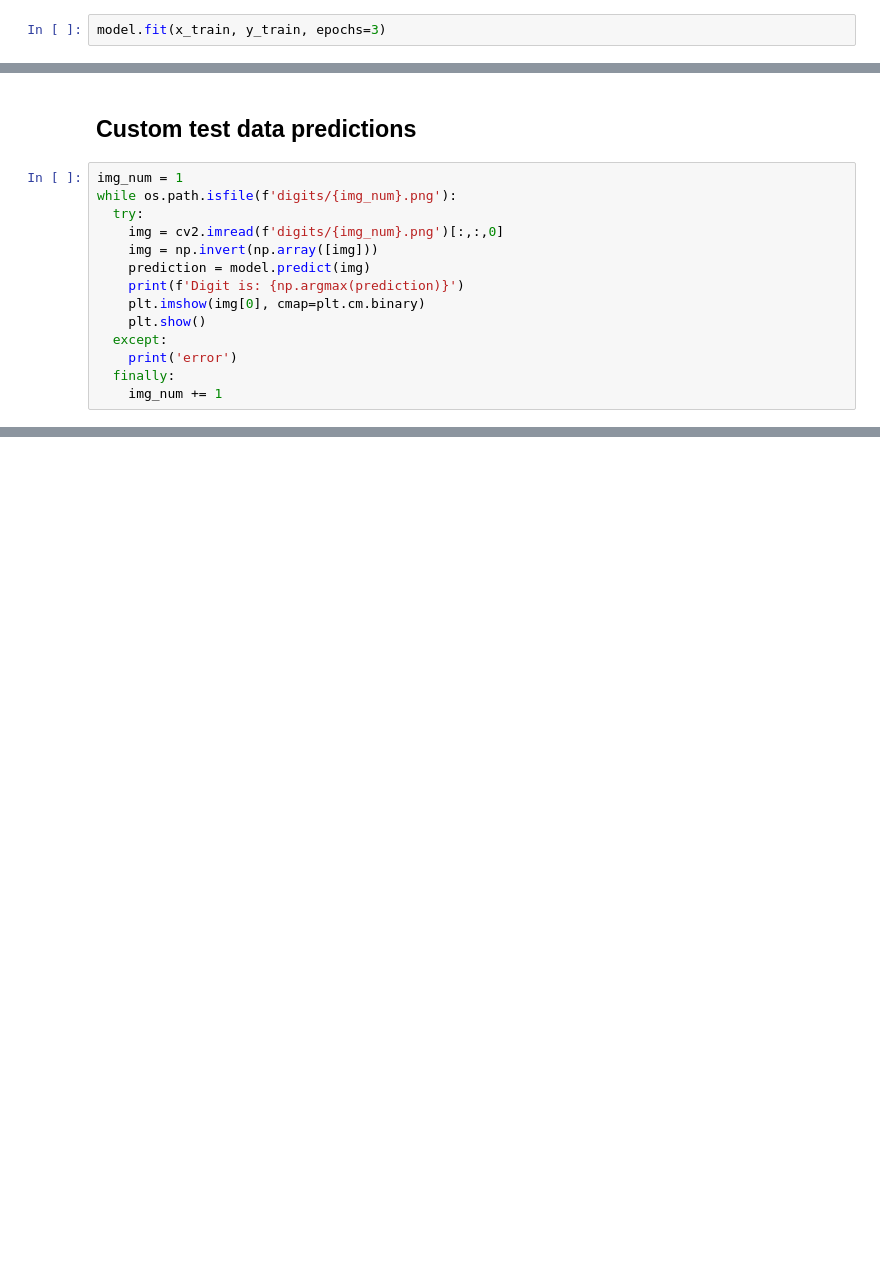
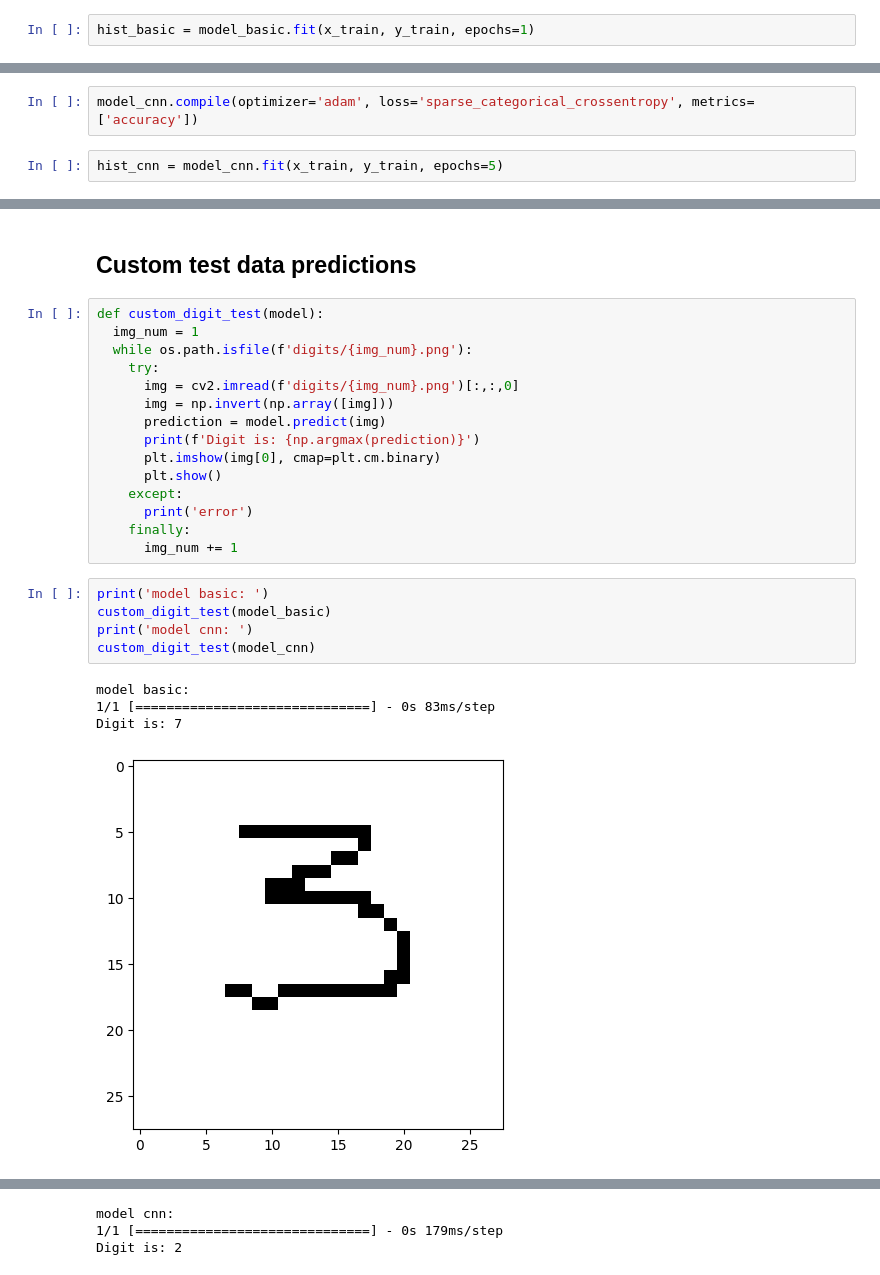
Before and after one commit to joysterr/ml-digit-classification, a Jupyter notebook: digit_classification_mnist.ipynb, the cells around one changed output, grey strips where cells are left out. Cells and saved outputs as stored; diff of their text form; blank space fills up the shorter version.

Commit message:
Update create and test CNN model against mnist test-set and custom data

```diff
--- a/digit_classification_mnist.ipynb
+++ b/digit_classification_mnist.ipynb
@@ -37,3 +39,3 @@ model.compile(optimizer='adam', loss='sparse_categorical_crossentropy', metrics=
 # %%
-model.fit(x_train, y_train, epochs=3)
+hist_basic = model_basic.fit(x_train, y_train, epochs=1)
 # %% [output]
@@ -48,0 +60,4 @@ model.save('digits_recog.model')
+# %%
+model_cnn.compile(optimizer='adam', loss='sparse_categorical_crossentropy', metrics=['accuracy'])
+# %%
+hist_cnn = model_cnn.fit(x_train, y_train, epochs=5)
@@ -59,16 +94,27 @@ accuracy:  0.9703999757766724
 # %% [markdown]
 ## Custom test data predictions
 # %%
-img_num = 1
-while os.path.isfile(f'digits/{img_num}.png'):
-  try:
-    img = cv2.imread(f'digits/{img_num}.png')[:,:,0]
-    img = np.invert(np.array([img]))
-    prediction = model.predict(img)
-    print(f'Digit is: {np.argmax(prediction)}')
-    plt.imshow(img[0], cmap=plt.cm.binary)
-    plt.show()
-  except:
-    print('error')
-  finally:
-    img_num += 1
+def custom_digit_test(model):
+  img_num = 1
+  while os.path.isfile(f'digits/{img_num}.png'):
+    try:
+      img = cv2.imread(f'digits/{img_num}.png')[:,:,0]
+      img = np.invert(np.array([img]))
+      prediction = model.predict(img)
+      print(f'Digit is: {np.argmax(prediction)}')
+      plt.imshow(img[0], cmap=plt.cm.binary)
+      plt.show()
+    except:
+      print('error')
+    finally:
+      img_num += 1
+# %%
+print('model basic: ')
+custom_digit_test(model_basic)
+print('model cnn: ')
+custom_digit_test(model_cnn)
+# %% [output]
+model basic:
+1/1 [==============================] - 0s 83ms/step
+Digit is: 7
+[figure, added]
@@ -74,0 +127,3 @@ while os.path.isfile(f'digits/{img_num}.png'):
+model cnn:
+1/1 [==============================] - 0s 179ms/step
+Digit is: 2
```
Also changed, not shown: parts of 13 cells of this notebook.
